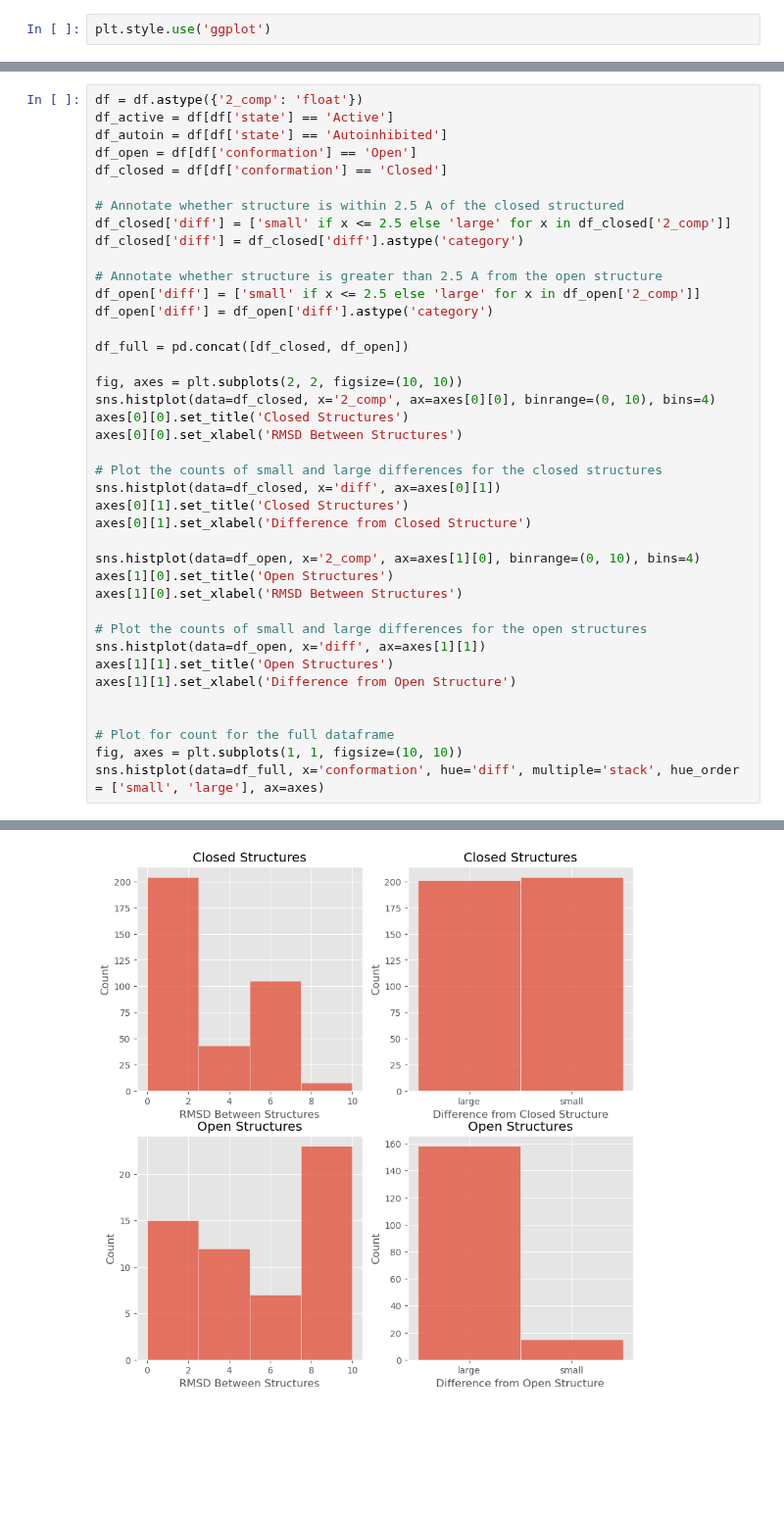
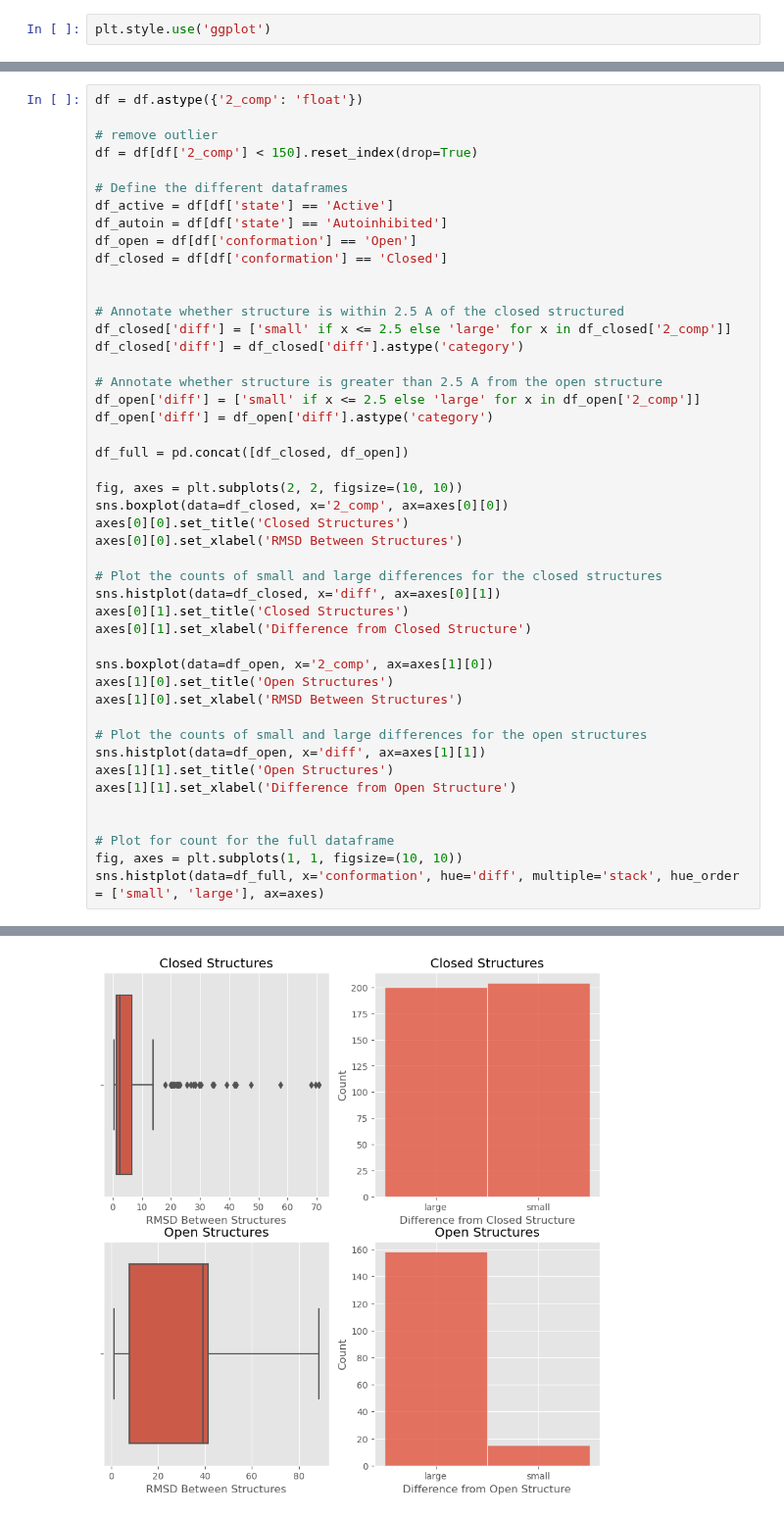
Before and after one commit to jpigles/alphafold-rmsd, a Jupyter notebook: categorization.ipynb, the cells around one changed output, grey strips where cells are left out. Shown at 98% size. Saved outputs shown, nothing was run; the diff lists cells and outputs as text; blank space fills up the shorter version.

```diff
--- a/categorization.ipynb
+++ b/categorization.ipynb
@@ -31,10 +31,16 @@ plt.savefig('./project_pipeline/data/figures/organism_distribution.png')
 <Figure size 640x480 with 0 Axes>
 # %%
 df = df.astype({'2_comp': 'float'})
+
+# remove outlier
+df = df[df['2_comp'] < 150].reset_index(drop=True)
+
+# Define the different dataframes
 df_active = df[df['state'] == 'Active']
 df_autoin = df[df['state'] == 'Autoinhibited']
 df_open = df[df['conformation'] == 'Open']
 df_closed = df[df['conformation'] == 'Closed']
+
 
 # Annotate whether structure is within 2.5 A of the closed structured
 df_closed['diff'] = ['small' if x <= 2.5 else 'large' for x in df_closed['2_comp']]
@@ -47,7 +53,7 @@ df_open['diff'] = df_open['diff'].astype('category')
 df_full = pd.concat([df_closed, df_open])
 
 fig, axes = plt.subplots(2, 2, figsize=(10, 10))
-sns.histplot(data=df_closed, x='2_comp', ax=axes[0][0], binrange=(0, 10), bins=4)
+sns.boxplot(data=df_closed, x='2_comp', ax=axes[0][0])
 axes[0][0].set_title('Closed Structures')
 axes[0][0].set_xlabel('RMSD Between Structures')
 
@@ -56,7 +62,7 @@ sns.histplot(data=df_closed, x='diff', ax=axes[0][1])
 axes[0][1].set_title('Closed Structures')
 axes[0][1].set_xlabel('Difference from Closed Structure')
 
-sns.histplot(data=df_open, x='2_comp', ax=axes[1][0], binrange=(0, 10), bins=4)
+sns.boxplot(data=df_open, x='2_comp', ax=axes[1][0])
 axes[1][0].set_title('Open Structures')
 axes[1][0].set_xlabel('RMSD Between Structures')
 
@@ -64,34 +70,34 @@ axes[1][0].set_xlabel('RMSD Between Structures')
 sns.histplot(data=df_open, x='diff', ax=axes[1][1])
 axes[1][1].set_title('Open Structures')
 axes[1][1].set_xlabel('Difference from Open Structure')
 
 
 # Plot for count for the full dataframe
 fig, axes = plt.subplots(1, 1, figsize=(10, 10))
 sns.histplot(data=df_full, x='conformation', hue='diff', multiple='stack', hue_order = ['small', 'large'], ax=axes)
 # %% [output]
 A value is trying to be set on a copy of a slice from a DataFrame.
 Try using .loc[row_indexer,col_indexer] = value instead
 
 See the caveats in the documentation: https://pandas.pydata.org/pandas-docs/stable/user_guide/indexing.html#returning-a-view-versus-a-copy
   df_closed['diff'] = ['small' if x <= 2.5 else 'large' for x in df_closed['2_comp']]
 A value is trying to be set on a copy of a slice from a DataFrame.
 Try using .loc[row_indexer,col_indexer] = value instead
 
 See the caveats in the documentation: https://pandas.pydata.org/pandas-docs/stable/user_guide/indexing.html#returning-a-view-versus-a-copy
   df_closed['diff'] = df_closed['diff'].astype('category')
 A value is trying to be set on a copy of a slice from a DataFrame.
 Try using .loc[row_indexer,col_indexer] = value instead
 
 See the caveats in the documentation: https://pandas.pydata.org/pandas-docs/stable/user_guide/indexing.html#returning-a-view-versus-a-copy
   df_open['diff'] = ['small' if x <= 2.5 else 'large' for x in df_open['2_comp']]
 A value is trying to be set on a copy of a slice from a DataFrame.
 Try using .loc[row_indexer,col_indexer] = value instead
 
 See the caveats in the documentation: https://pandas.pydata.org/pandas-docs/stable/user_guide/indexing.html#returning-a-view-versus-a-copy
   df_open['diff'] = df_open['diff'].astype('category')
 <Axes: xlabel='conformation', ylabel='Count'>
-[figure, old version]
+[figure, new version]
 [figure]
 # %%
 # Categorize by date
```
Also changed, not shown: parts of 3 cells of this notebook, 1 other file.
